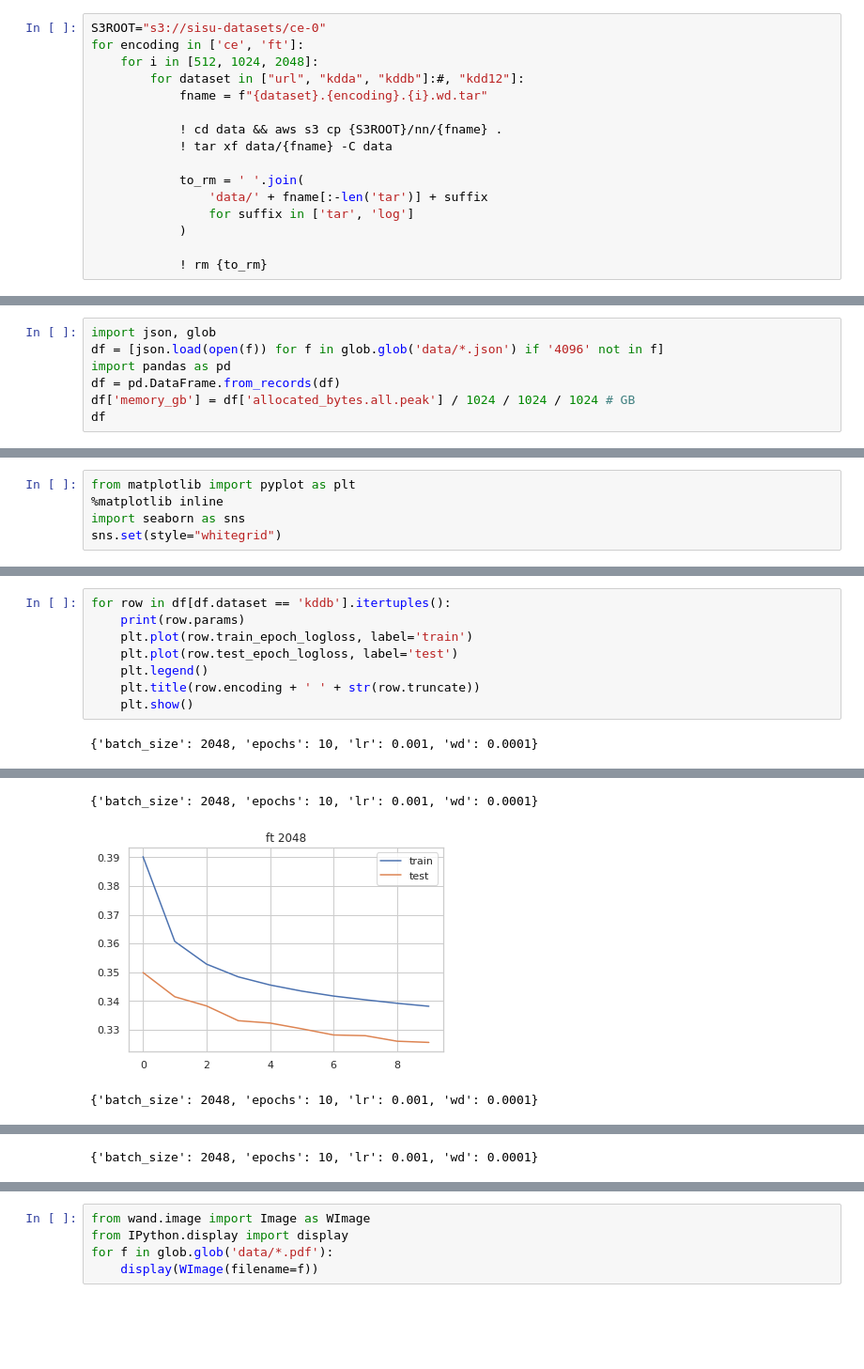
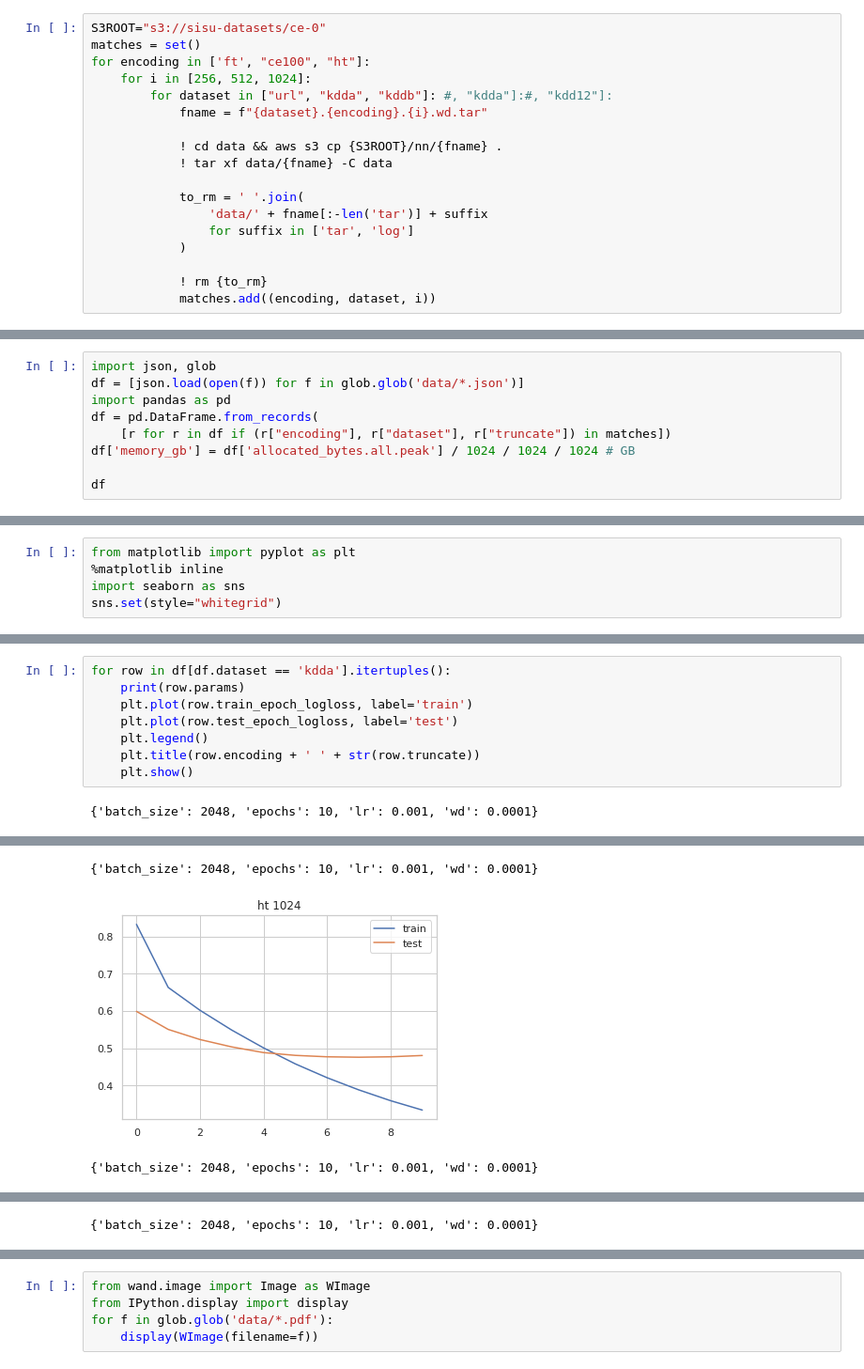
Before and after one commit to sisudata/chromatic-encoding, a Jupyter notebook: viz/run.ipynb, the cells around one changed output, grey strips where cells are left out. Shown at 94% size. Saved outputs shown, nothing was run; the diff lists cells and outputs as text; blank space fills up the shorter version.

```diff
--- a/viz/run.ipynb
+++ b/viz/run.ipynb
@@ -6,9 +6,10 @@ assert os.path.join(
     os.path.basename(cwd)) == 'chromatic-encoding/viz', cwd
 # %%
 S3ROOT="s3://sisu-datasets/ce-0"
-for encoding in ['ce', 'ft']:
-    for i in [512, 1024, 2048]:
-        for dataset in ["url", "kdda", "kddb"]:#, "kdd12"]:
+matches = set()
+for encoding in ['ft', "ce100", "ht"]:
+    for i in [256, 512, 1024]:
+        for dataset in ["url", "kdda", "kddb"]: #, "kdda"]:#, "kdd12"]:
             fname = f"{dataset}.{encoding}.{i}.wd.tar"
 
             ! cd data && aws s3 cp {S3ROOT}/nn/{fname} .
@@ -20,4 +21,5 @@ for encoding in ['ce', 'ft']:
             )
 
             ! rm {to_rm}
+            matches.add((encoding, dataset, i))
 # %% [output]
@@ -42,9 +43,11 @@ download: s3://sisu-datasets/ce-0/nn/kddb.ft.2048.wd.tar to ./kddb.ft.2048.wd.ta
 # %%
 import json, glob
-df = [json.load(open(f)) for f in glob.glob('data/*.json') if '4096' not in f]
+df = [json.load(open(f)) for f in glob.glob('data/*.json')]
 import pandas as pd
-df = pd.DataFrame.from_records(df)
+df = pd.DataFrame.from_records(
+    [r for r in df if (r["encoding"], r["dataset"], r["truncate"]) in matches])
 df['memory_gb'] = df['allocated_bytes.all.peak'] / 1024 / 1024 / 1024 # GB
+
 df
 # %% [output]
 |  | active_bytes.all.peak | allocated_bytes.all.peak | dataset | device | encoding | inactive_split_bytes.all.peak | ... |
@@ -88,5 +91,5 @@ for dataset in ["url", "kdda", "kddb"]:
 # %%
-for row in df[df.dataset == 'kddb'].itertuples():
+for row in df[df.dataset == 'kdda'].itertuples():
     print(row.params)
     plt.plot(row.train_epoch_logloss, label='train')
     plt.plot(row.test_epoch_logloss, label='test')
@@ -99,3 +102,3 @@ for row in df[df.dataset == 'kddb'].itertuples():
 {'batch_size': 2048, 'epochs': 10, 'lr': 0.001, 'wd': 0.0001}
-[figure, old version]
+[figure, new version]
 {'batch_size': 2048, 'epochs': 10, 'lr': 0.001, 'wd': 0.0001}
```
Also changed, not shown: parts of 4 cells of this notebook.
